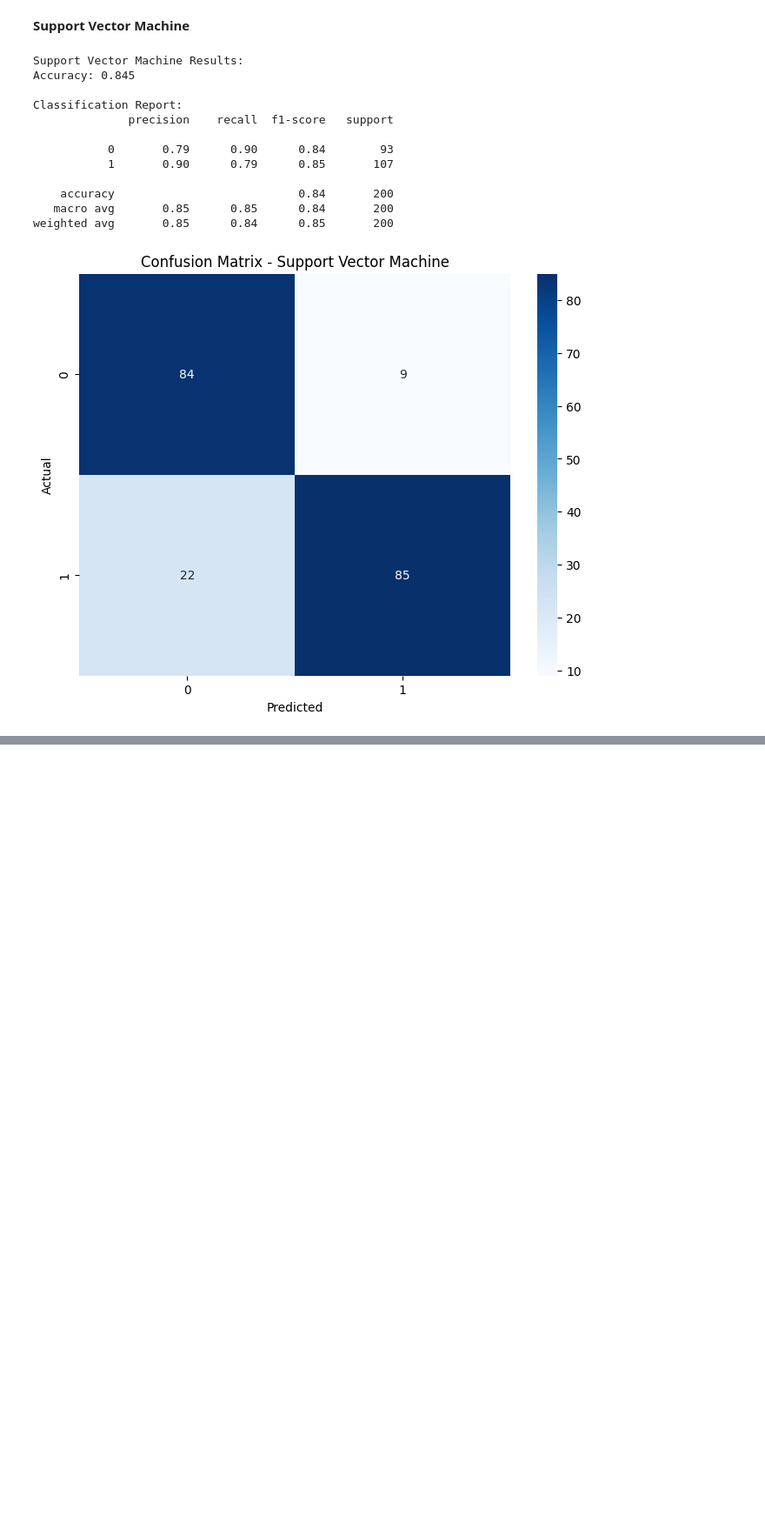
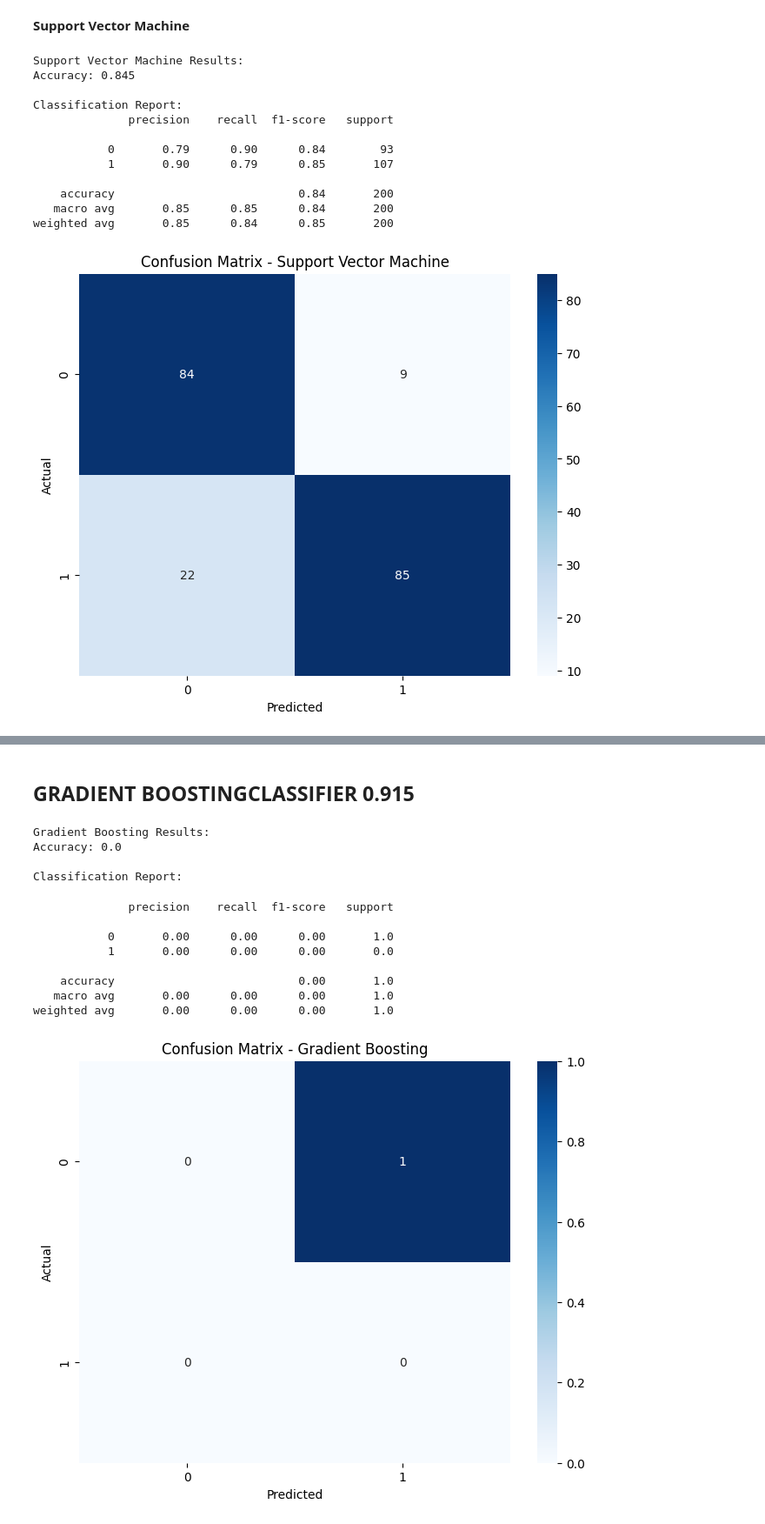
Before and after one commit to ndumbe0/P5-ML-API, a Jupyter notebook: main module.ipynb, the cells around one changed output, grey strips where cells are left out. Shown: that part at 87% size. Drawn from its saved outputs; the diff is of its cells as text; code cells hidden in the pictures; blank space fills up the shorter version.

```diff
--- a/main module.ipynb
+++ b/main module.ipynb
@@ -557,0 +632,80 @@ weighted avg       0.85      0.84      0.85       200
+# %% [markdown]
+## **GRADIENT BOOSTINGCLASSIFIER**  **0.915**
+# %%
+import pandas as pd
+import numpy as np
+from sklearn.model_selection import train_test_split
+from sklearn.preprocessing import StandardScaler, LabelEncoder
+from sklearn.ensemble import GradientBoostingClassifier
+from sklearn.metrics import accuracy_score, classification_report, confusion_matrix
+import matplotlib.pyplot as plt
+import seaborn as sns
+
+# Load the dataset
+df = pd.read_csv('cleaned_train_dataset.csv')
+
+# Identify numeric and categorical columns
+numeric_columns = df.select_dtypes(include=['int64', 'float64']).columns
+categorical_columns = df.select_dtypes(include=['object']).columns
+
+# Handle missing values
+df = df.dropna()
+
+# Convert string to float for numeric columns, drop rows with non-convertible values
+for col in numeric_columns:
+    df[col] = pd.to_numeric(df[col], errors='coerce')
+df = df.dropna()
+
+# Encode categorical variables
+le = LabelEncoder()
+for col in categorical_columns:
+    df[col] = le.fit_transform(df[col].astype(str))
+
+# Assuming the last column is the target variable
+target_column = df.columns[-1]
+X = df.drop(columns=[target_column])
+y = df[target_column]
+
+# Split the data into training and testing sets
+X_train, X_test, y_train, y_test = train_test_split(X, y, test_size=0.2, random_state=42)
+
+# Scale the features
+scaler = StandardScaler()
+X_train_scaled = scaler.fit_transform(X_train)
+X_test_scaled = scaler.transform(X_test)
+
+# Initialize and train the model
+gb_model = GradientBoostingClassifier(n_estimators=100, random_state=42)
+gb_model.fit(X_train_scaled, y_train)
+
+# Make predictions
+y_pred_gb = gb_model.predict(X_test_scaled)
+
+# Evaluate the model
+print("Gradient Boosting Results:")
+print("Accuracy:", accuracy_score(y_test, y_pred_gb))
+print("\nClassification Report:")
+print(classification_report(y_test, y_pred_gb))
+
+# Plot confusion matrix
+cm = confusion_matrix(y_test, y_pred_gb)
+plt.figure(figsize=(8, 6))
+sns.heatmap(cm, annot=True, fmt='d', cmap='Blues')
+plt.title('Confusion Matrix - Gradient Boosting')
+plt.ylabel('Actual')
+plt.xlabel('Predicted')
+plt.show()
+# %% [output]
+Gradient Boosting Results:
+Accuracy: 0.0
+
+Classification Report:
+              precision    recall  f1-score   support
+
+           0       0.00      0.00      0.00       1.0
+           1       0.00      0.00      0.00       0.0
+
+    accuracy                           0.00       1.0
+   macro avg       0.00      0.00      0.00       1.0
+weighted avg       0.00      0.00      0.00       1.0
+[figure, added]
```
Also changed, not shown: parts of 16 cells of this notebook, 1 other file.
